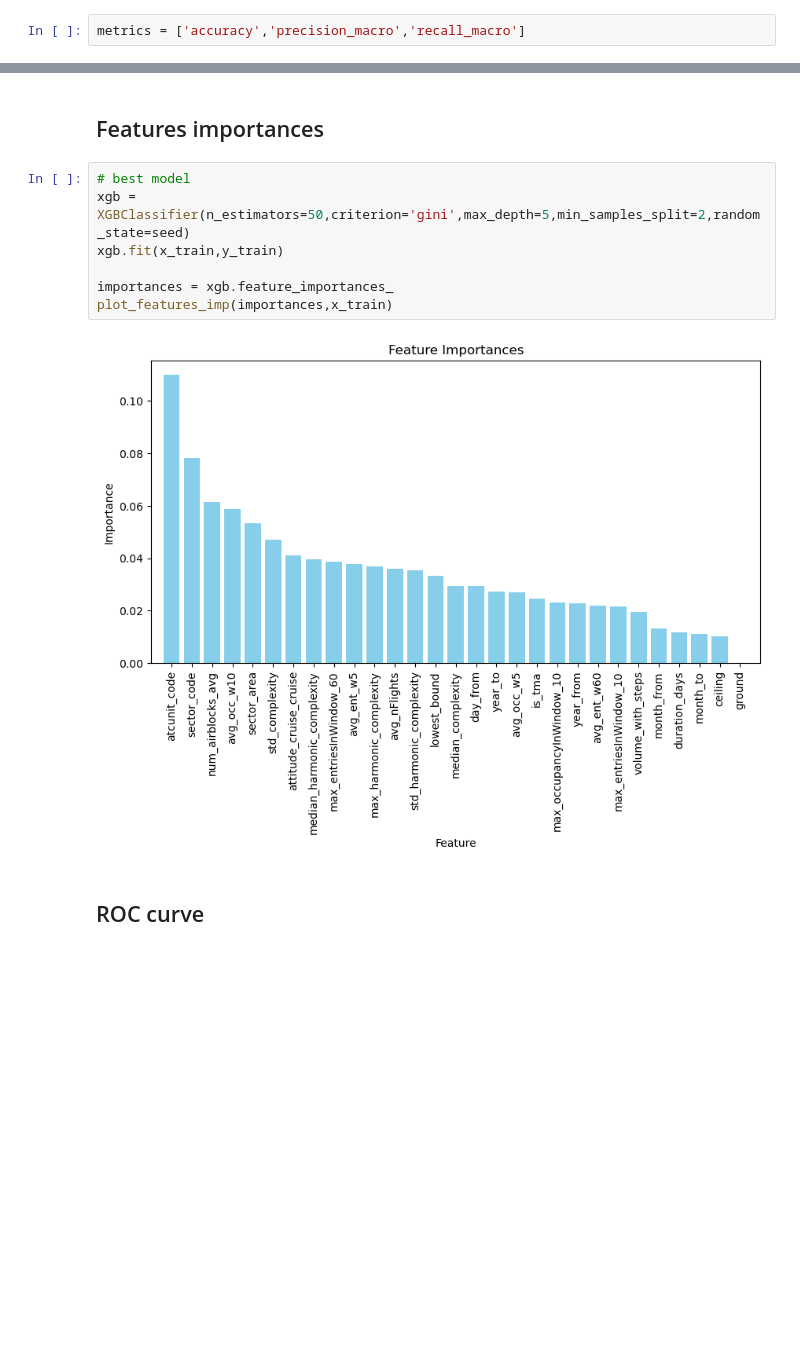
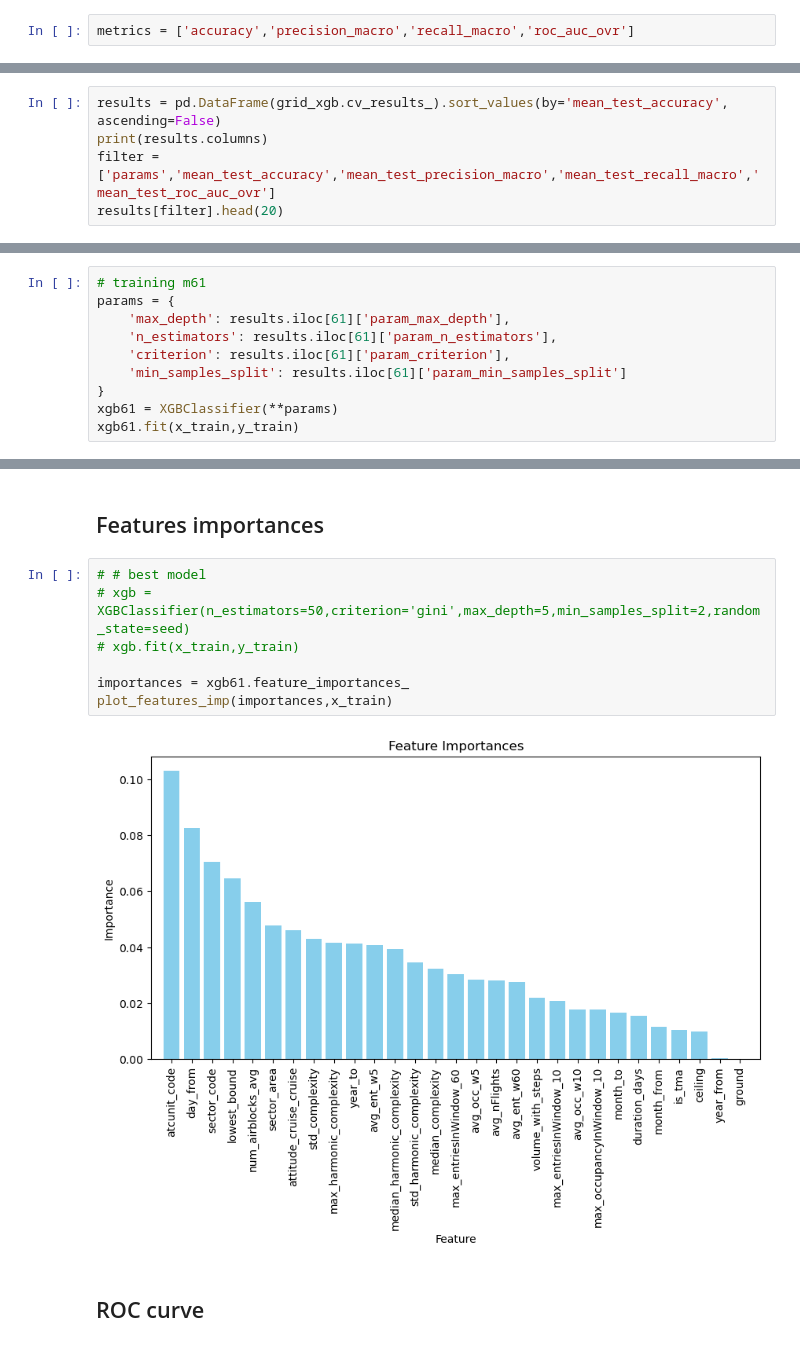
Before and after one commit to alfredcargar/master-thesis, a Jupyter notebook: notebooks/classification_model.ipynb, the cells around one changed output, grey strips where cells are left out. Drawn from its saved outputs; the diff is of its cells as text; blank space fills up the shorter version.

Commit message:
updated models

```diff
--- a/notebooks/classification_model.ipynb
+++ b/notebooks/classification_model.ipynb
@@ -92,5 +93,5 @@ To evaluate the classifiers we will use the following metrics:
 # %%
-metrics = ['accuracy','precision_macro','recall_macro']
+metrics = ['accuracy','precision_macro','recall_macro','roc_auc_ovr']
 # %% [markdown]
 # 1. Random Forest <a id="random-forest"></a>
 # %%
@@ -311,0 +357,5 @@ GridSearchCV(cv=5,
+# %%
+results = pd.DataFrame(grid_xgb.cv_results_).sort_values(by='mean_test_accuracy', ascending=False)
+print(results.columns)
+filter = ['params','mean_test_accuracy','mean_test_precision_macro','mean_test_recall_macro','mean_test_roc_auc_ovr']
+results[filter].head(20)
@@ -311,0 +420,10 @@ GridSearchCV(cv=5,
+# %%
+# training m61
+params = {
+    'max_depth': results.iloc[61]['param_max_depth'],
+    'n_estimators': results.iloc[61]['param_n_estimators'],
+    'criterion': results.iloc[61]['param_criterion'],
+    'min_samples_split': results.iloc[61]['param_min_samples_split']
+}
+xgb61 = XGBClassifier(**params)
+xgb61.fit(x_train,y_train)
@@ -344,14 +486,14 @@ plt.show()
 # %% [markdown]
 ## Features importances
 # %%
-# best model
-xgb = XGBClassifier(n_estimators=50,criterion='gini',max_depth=5,min_samples_split=2,random_state=seed)
-xgb.fit(x_train,y_train)
+# # best model
+# xgb = XGBClassifier(n_estimators=50,criterion='gini',max_depth=5,min_samples_split=2,random_state=seed)
+# xgb.fit(x_train,y_train)
 
-importances = xgb.feature_importances_
+importances = xgb61.feature_importances_
 plot_features_imp(importances,x_train)
 # %% [output]
-[figure, old version]
+[figure, new version]
 # %% [markdown]
 ## ROC curve
 # %%
```
Also changed, not shown: parts of 23 cells of this notebook, 2 other files.
